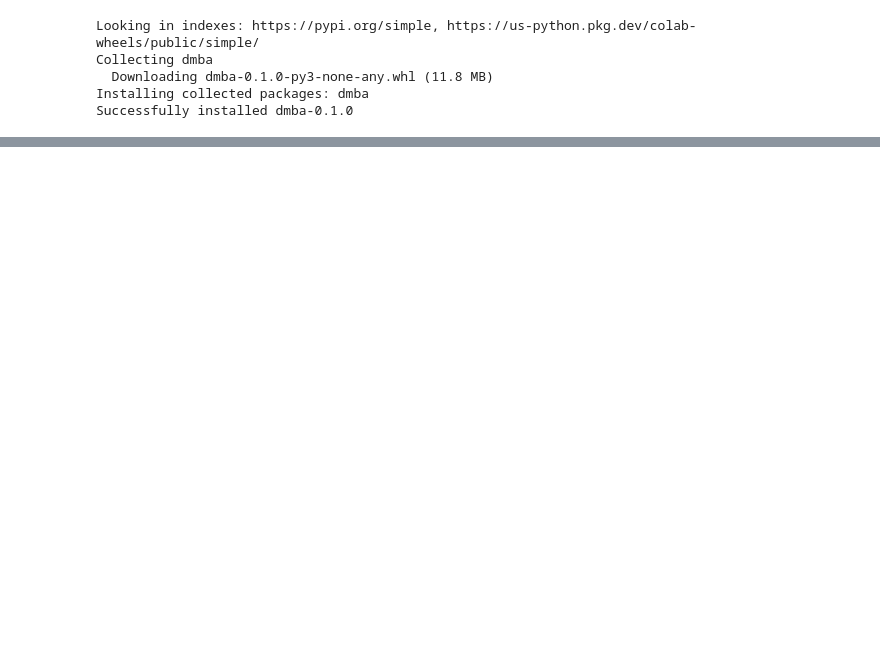
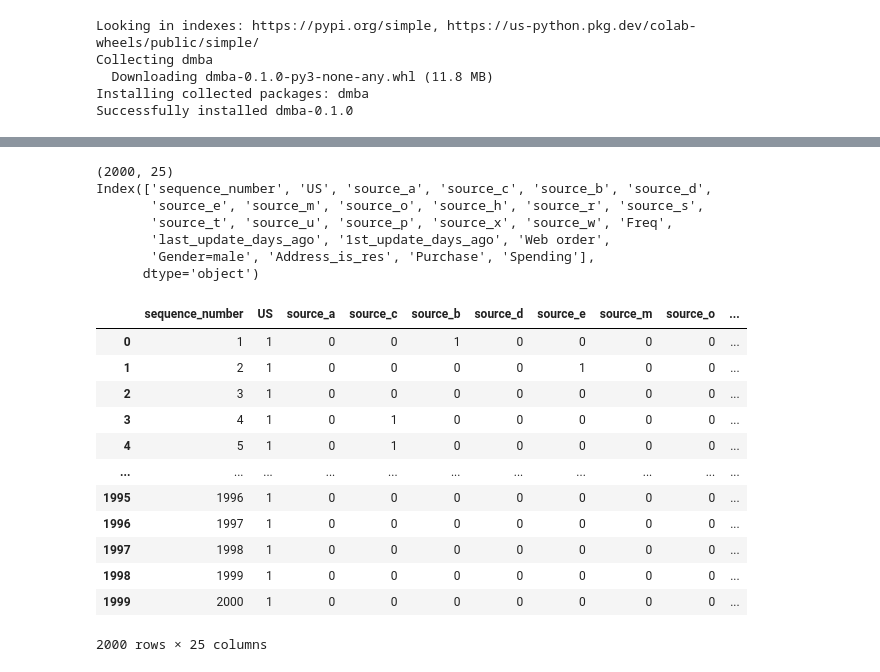
Before and after one commit to zachfreitas/ADS_505_Applied_Data_Sci_for_Business-, a Jupyter notebook: Module_2/Assignment_2/Assignment_2.ipynb, the cells around one changed output, grey strips where cells are left out. Saved outputs shown, nothing was run; the diff lists cells and outputs as text; code cells hidden in the pictures; blank space fills up the shorter version.

```diff
--- a/Module_2/Assignment_2/Assignment_2.ipynb
+++ b/Module_2/Assignment_2/Assignment_2.ipynb
@@ -37,0 +36,27 @@ no display found. Using non-interactive Agg backend
+# %%
+# Get data
+ts_df = pd.read_csv('https://raw.githubusercontent.com/zachfreitas/ADS_505_Applied_Data_Sci_for_Business-/main/Module_2/Assignment_2/Tayko.csv')
+print(ts_df.shape)
+print(ts_df.columns)
+ts_df
+# %% [output]
+(2000, 25)
+Index(['sequence_number', 'US', 'source_a', 'source_c', 'source_b', 'source_d',
+       'source_e', 'source_m', 'source_o', 'source_h', 'source_r', 'source_s',
+       'source_t', 'source_u', 'source_p', 'source_x', 'source_w', 'Freq',
+       'last_update_days_ago', '1st_update_days_ago', 'Web order',
+       'Gender=male', 'Address_is_res', 'Purchase', 'Spending'],
+      dtype='object')
+|  | sequence_number | US | source_a | source_c | source_b | source_d | source_e | source_m | source_o | ... |
+| 0 | 1 | 1 | 0 | 0 | 1 | 0 | 0 | 0 | 0 | ... |
+| 1 | 2 | 1 | 0 | 0 | 0 | 0 | 1 | 0 | 0 | ... |
+| 2 | 3 | 1 | 0 | 0 | 0 | 0 | 0 | 0 | 0 | ... |
+| 3 | 4 | 1 | 0 | 1 | 0 | 0 | 0 | 0 | 0 | ... |
+| 4 | 5 | 1 | 0 | 1 | 0 | 0 | 0 | 0 | 0 | ... |
+| ... | ... | ... | ... | ... | ... | ... | ... | ... | ... | ... |
+| 1995 | 1996 | 1 | 0 | 0 | 0 | 0 | 0 | 0 | 0 | ... |
+| 1996 | 1997 | 1 | 0 | 0 | 0 | 0 | 0 | 0 | 0 | ... |
+| 1997 | 1998 | 1 | 0 | 0 | 0 | 0 | 0 | 0 | 0 | ... |
+| 1998 | 1999 | 1 | 0 | 0 | 0 | 0 | 0 | 0 | 0 | ... |
+| 1999 | 2000 | 1 | 0 | 0 | 0 | 0 | 0 | 0 | 0 | ... |
+2000 rows × 25 columns
```
Also changed, not shown: parts of 34 cells of this notebook.
